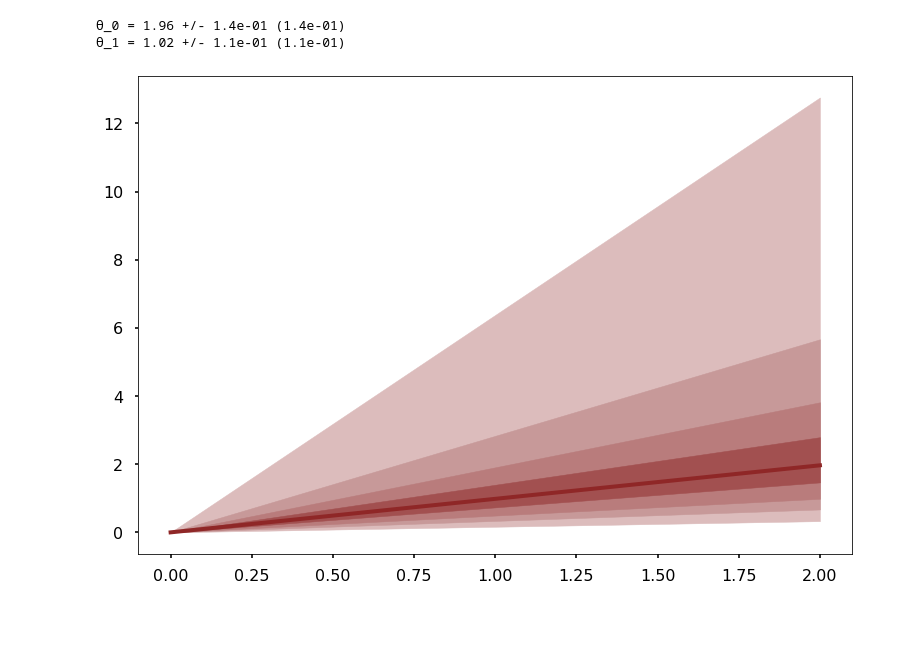
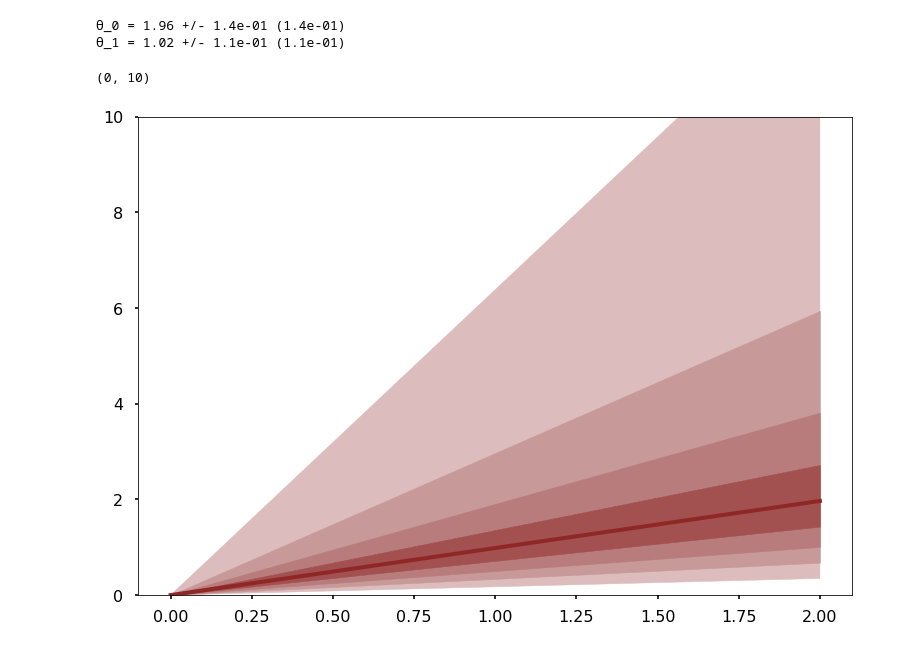
Before and after one commit to johnjmolina/MLKyoto, a Jupyter notebook: _notebooks/2020-05-13-Parameter-Estimation.ipynb, the cells around one changed output. Cells and saved outputs as stored; diff of their text form; code cells hidden in the pictures; blank space fills up the shorter version.

```diff
--- a/_notebooks/2020-05-13-Parameter-Estimation.ipynb
+++ b/_notebooks/2020-05-13-Parameter-Estimation.ipynb
@@ -266,13 +266,14 @@ for i in range(nparams):
 # %%
 with pm.Model() as model_prior:
     #priors for unknown model parameters
-    b = pm.Uniform('b', lower=0, upper=10)
     ϕ = pm.Uniform('ϕ', lower=0, upper=np.pi/2)
+    a = pm.Uniform('a', lower=-5*tt.cos(ϕ), upper=5*tt.cos(ϕ))
     m = pm.Deterministic('m', tt.tan(ϕ))
+    b = pm.Deterministic('b', a/tt.cos(ϕ))
     y = pm.Deterministic('y', func([b,m], x_sample))
 # %%
 with model_prior:
-    simu_prior = pm.sample_prior_predictive(samples=1000, random_seed = 123456)
+    simu_prior = pm.sample_prior_predictive(samples=3000, random_seed = 123456)
 # %%
 def plot_quantiles(ax, x, data):
     """Plot quantiles of data as a function of x
@@ -284,5 +287,9 @@ def plot_quantiles(ax, x, data):
 # %%
 fig, ax = plt.subplots()
 plot_quantiles(ax, x_sample, simu_prior['y']-simu_prior['b'][...,None])
+#for yi,b in zip(simu_prior['y'], simu_prior['b']):
+#    ax.plot(x_sample, yi)
+ax.set_ylim(0,10)
 # %% [output]
+(0, 10)
-[figure, old version]
+[figure, new version]
```
Also changed, not shown: parts of 2 cells of this notebook.
